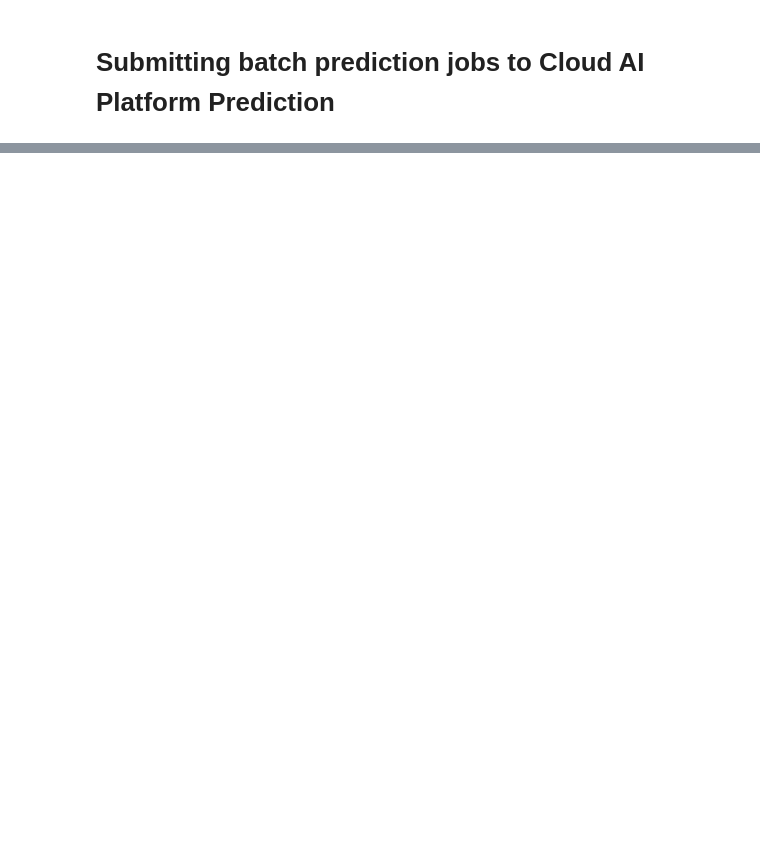
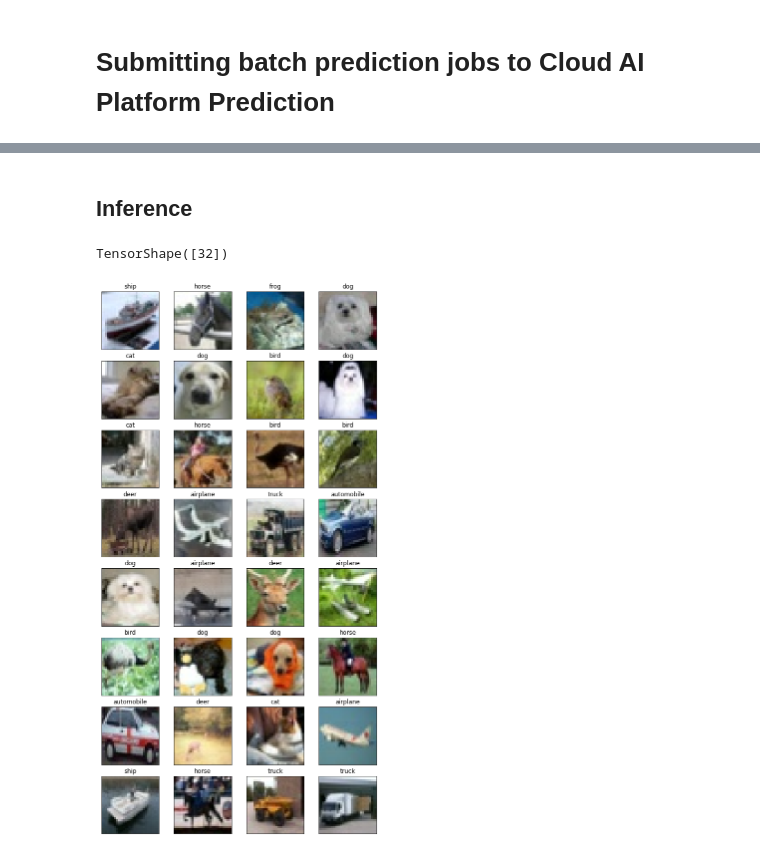
Before and after one commit to jarokaz/mlops-labs, a Jupyter notebook: examples/caip-batch-prediction/caip-batch-prediction.ipynb, the cells around one changed output, grey strips where cells are left out. Cells and saved outputs as stored; diff of their text form; code cells hidden in the pictures; blank space fills up the shorter version.

```diff
--- a/examples/caip-batch-prediction/caip-batch-prediction.ipynb
+++ b/examples/caip-batch-prediction/caip-batch-prediction.ipynb
@@ -112,0 +194,39 @@ image_features = {
+# %% [markdown]
+## Inference
+# %%
+def parse_images(example_protos):
+    image_features = {
+        'image_raw': tf.io.FixedLenFeature([], tf.string),
+        'label': tf.io.FixedLenFeature([], tf.int64)
+    }
+    parsed_images = tf.io.parse_example(example_protos, image_features)
+    image_strs = parsed_images['image_raw']
+    images = tf.map_fn(tf.image.decode_image, image_strs, dtype=tf.uint8)
+    #images = tf.cast(images, tf.float32) / 255
+    #image = tf.reshape(image, (32, 32, 3))
+
+    labels = parsed_images['label']
+
+    return images, labels
+# %%
+test_files = ['gs://workshop-datasets/cifar10/test.tfrecord']
+dataset = tf.data.TFRecordDataset(test_files).batch(32)
+
+examples = dataset.take(1)
+examples = list(examples)[0]
+examples.shape
+# %% [output]
+TensorShape([32])
+# %%
+images, labels = parse_images(examples)
+# %%
+figsize=(10, 20)
+fig, axis = plt.subplots(8, 4, figsize=figsize)
+
+for ax, image, label in zip(axis.flat[0:], images, labels):
+    ax.set_title(label_names[label])
+    ax.get_xaxis().set_visible(False)
+    ax.get_yaxis().set_visible(False)
+    ax.imshow(image)
+# %% [output]
+[figure, added]
```
Also changed, not shown: parts of 53 cells of this notebook.
